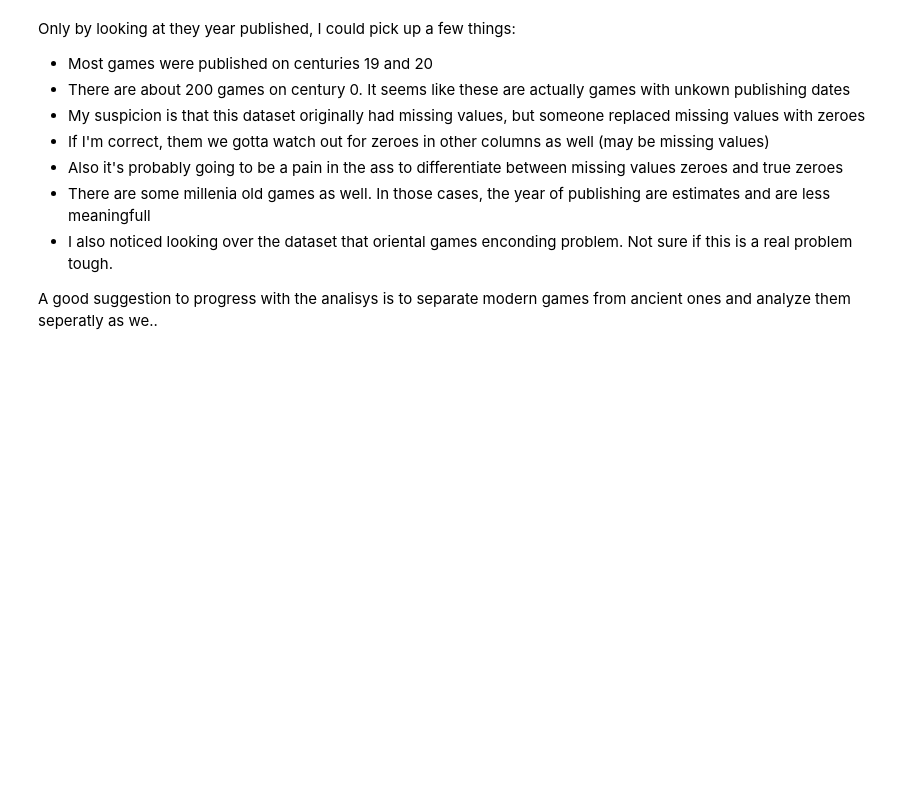
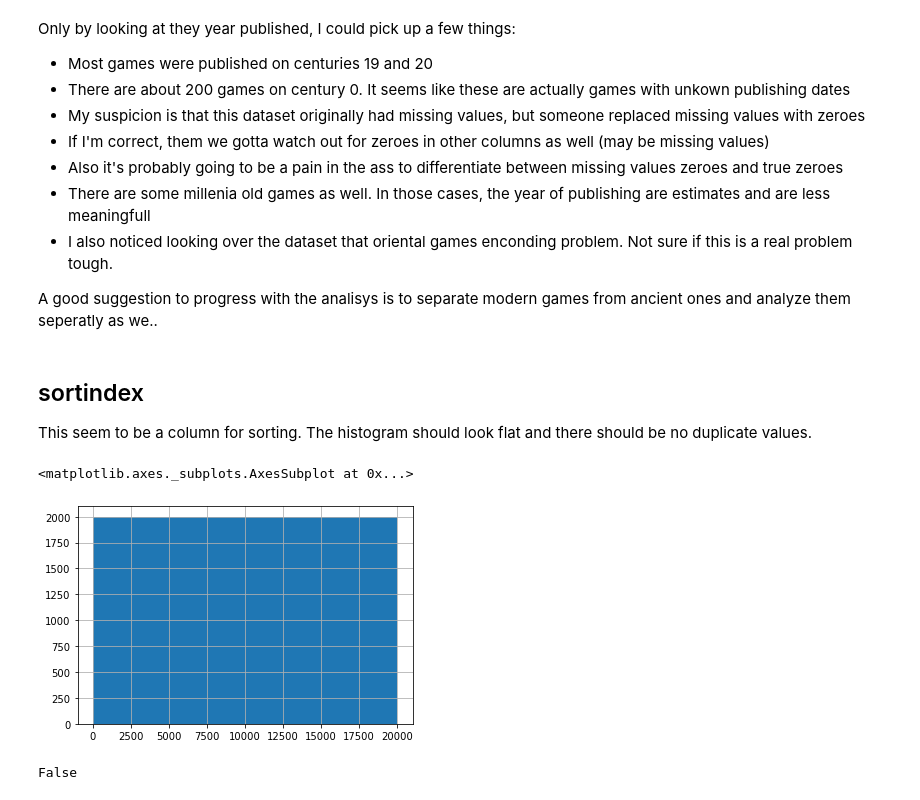
Before and after one commit to atiagosoares/board_games_analisys, a Jupyter notebook: eda.ipynb, the cells around one changed output. Drawn from its saved outputs; the diff is of its cells as text; code cells hidden in the pictures; blank space fills up the shorter version.

```diff
--- a/eda.ipynb
+++ b/eda.ipynb
@@ -146,3 +148,15 @@ Only by looking at they year published, I could pick up a few things:
 - I also noticed looking over the dataset that oriental games enconding problem. Not sure if this is a real problem tough.
 
 A good suggestion to progress with the analisys is to separate modern games from ancient ones and analyze them seperatly as we..
+# %% [markdown]
+## sortindex
+This seem to be a column for sorting. The histogram should look flat and there should be no duplicate values.
+# %%
+games_df['sortindex'].hist()
+# %% [output]
+<matplotlib.axes._subplots.AxesSubplot at 0x...>
+[figure, added]
+# %%
+games_df['sortindex'].duplicated().any()
+# %% [output]
+False
```
Also changed, not shown: parts of 28 cells of this notebook.
